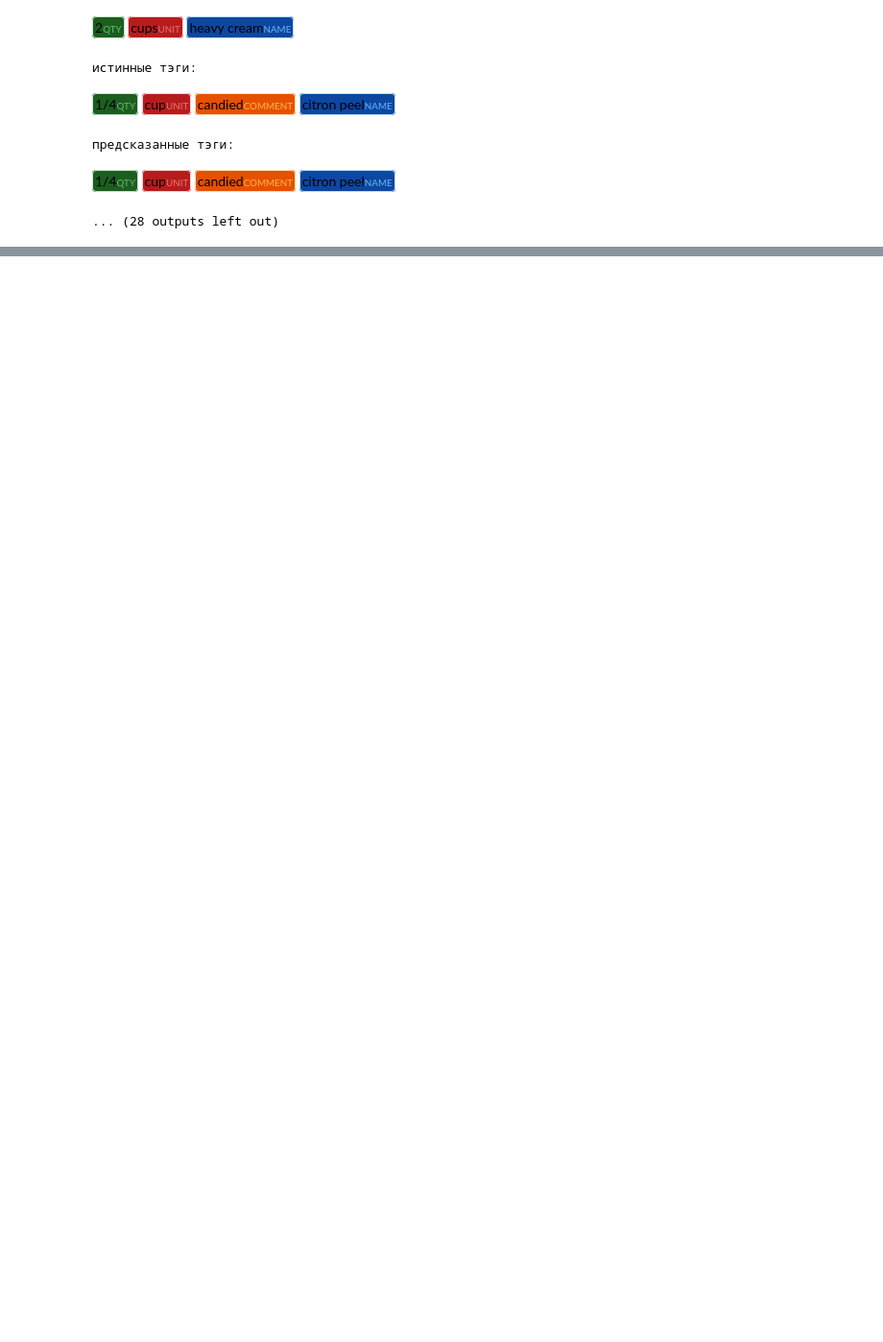
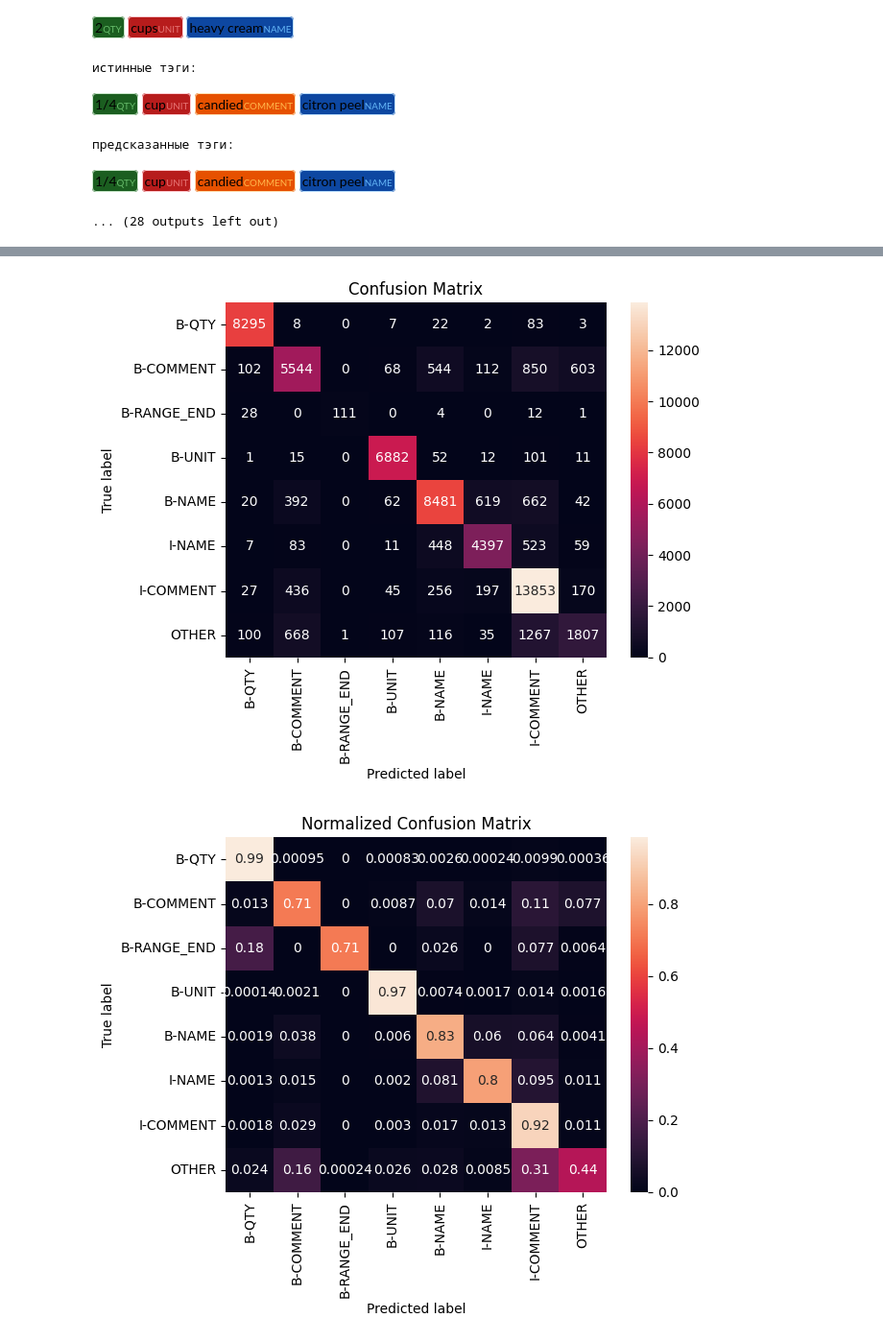
Before and after one commit to skytecat/RecipeNER, a Jupyter notebook: ner.ipynb, the cells around one changed output, grey strips where cells are left out. Shown: that part at 96% size. Drawn from its saved outputs; the diff is of its cells as text; code cells hidden in the pictures; blank space fills up the shorter version.

Commit message:
plot confusion matrix

```diff
--- a/ner.ipynb
+++ b/ner.ipynb
@@ -191,3 +191,21 @@ for i in range(0,10):
 предсказанные тэги:
 1/4QTY cupUNIT candiedCOMMENT citron peelNAME
 ... (28 outputs left out)
+# %%
+total_correct, total_tags = tag_statistics(model, converter, test_data)
+
+
+print('Статистика верно предсказанных тэгов:\n')
+
+for tag in total_tags.keys():
+    print('для {}:'.format(tag))
+    print('  корректно:\t', total_correct[tag])
+    print('      всего:\t',   total_tags[tag])
+    print('% корректно:\t', 100 * (total_correct[tag] / float(total_tags[tag])))
+    print()
+
+print('----------')
+print('в итоге:')
+print('  корректно:\t', sum(total_correct.values()))
+print('      всего:\t', sum(total_tags.values()))
+print('% корректно:\t', 100 * (sum(total_correct.values()) / sum(total_tags.values())))
@@ -193,0 +230,13 @@ for i in range(0,10):
+# %%
+y_pred = []
+y_true = []
+
+for recipe, tags in test_data:
+    y_pred += predict_tags(model,converter, recipe)
+    y_true += tags
+
+plot_confusion_matrix(y_true, y_pred, list(total_tags.keys()))
+plot_confusion_matrix(y_true, y_pred, list(total_tags.keys()), normalize=True)
+# %% [output]
+[figure, added]
+[figure, added]
```
Also changed, not shown: parts of 3 cells of this notebook, 1 other file.
